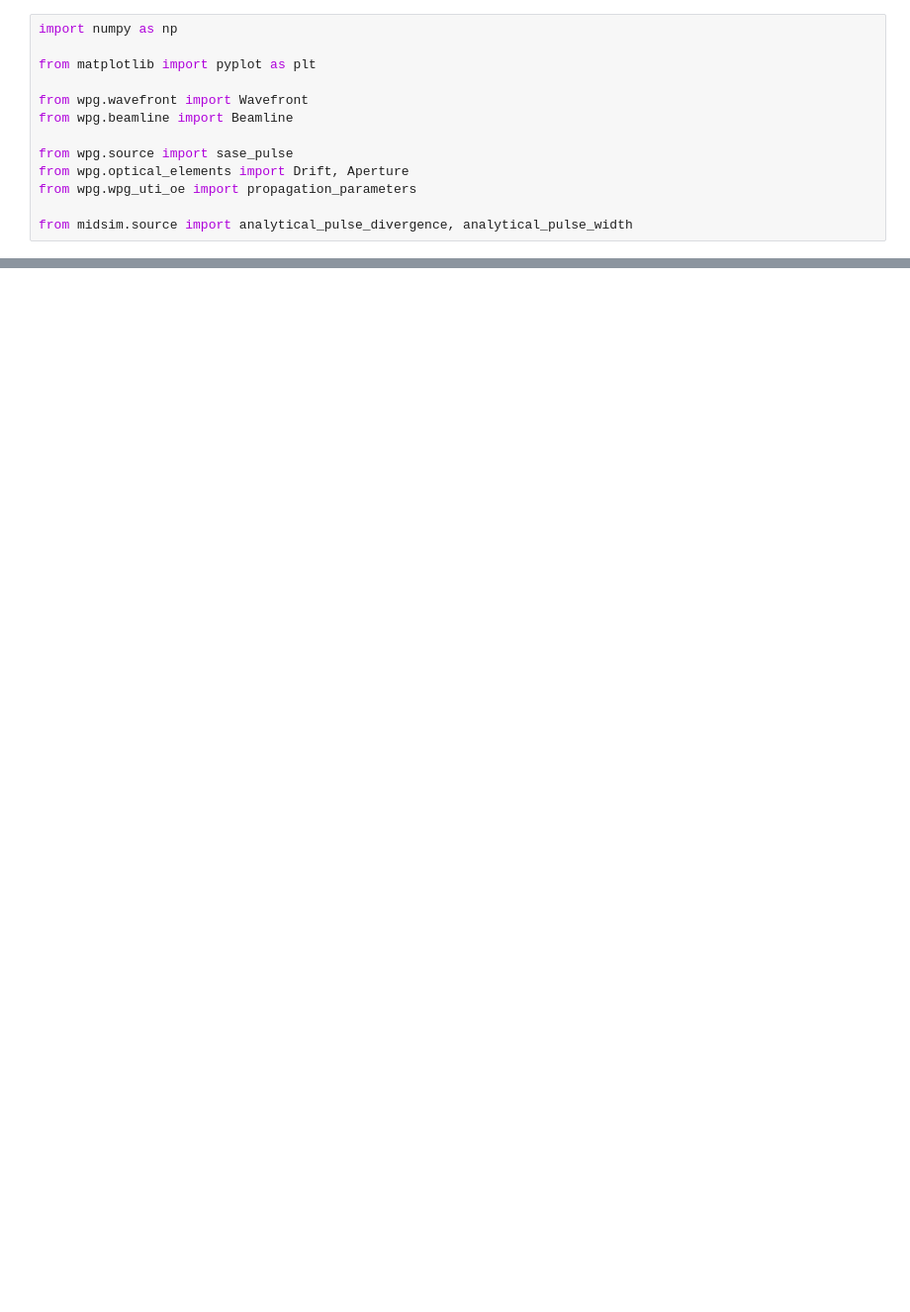
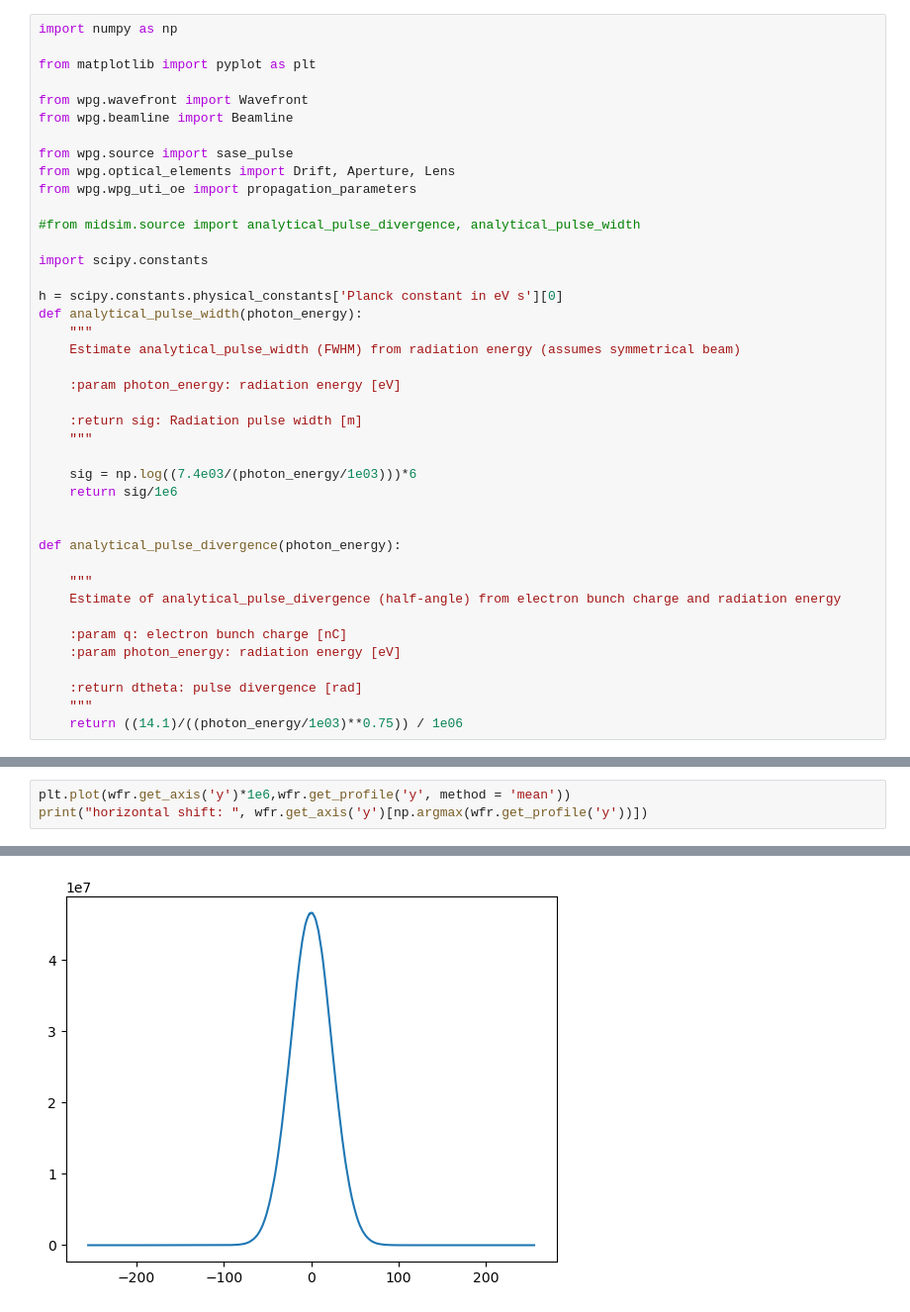
Before and after one commit to twguest/midsim, a Jupyter notebook: docs/source/notebooks/simple_beamline.ipynb, the cells around one changed output, grey strips where cells are left out. Shown at 99% size. Drawn from its saved outputs; the diff is of its cells as text; blank space fills up the shorter version.

```diff
--- a/docs/source/notebooks/simple_beamline.ipynb
+++ b/docs/source/notebooks/simple_beamline.ipynb
@@ -7,10 +7,38 @@ from wpg.wavefront import Wavefront
 from wpg.beamline import Beamline
 
 from wpg.source import sase_pulse
-from wpg.optical_elements import Drift, Aperture
+from wpg.optical_elements import Drift, Aperture, Lens
 from wpg.wpg_uti_oe import propagation_parameters
 
-from midsim.source import analytical_pulse_divergence, analytical_pulse_width
+#from midsim.source import analytical_pulse_divergence, analytical_pulse_width
+
+import scipy.constants
+
+h = scipy.constants.physical_constants['Planck constant in eV s'][0]
+def analytical_pulse_width(photon_energy):
+    """
+    Estimate analytical_pulse_width (FWHM) from radiation energy (assumes symmetrical beam)
+
+    :param photon_energy: radiation energy [eV]
+
+    :return sig: Radiation pulse width [m]
+    """
+
+    sig = np.log((7.4e03/(photon_energy/1e03)))*6
+    return sig/1e6
+
+
+def analytical_pulse_divergence(photon_energy):
+
+    """
+    Estimate of analytical_pulse_divergence (half-angle) from electron bunch charge and radiation energy
+
+    :param q: electron bunch charge [nC]
+    :param photon_energy: radiation energy [eV]
+
+    :return dtheta: pulse divergence [rad]
+    """
+    return ((14.1)/((photon_energy/1e03)**0.75)) / 1e06
 # %%
 from matplotlib.colors import LogNorm, Normalize
 
@@ -88,0 +145,4 @@ plot_wfr(wfr, logscale = False)
+# %%
+plt.plot(wfr.get_axis('y')*1e6,wfr.get_profile('y', method = 'mean'))
+print("horizontal shift: ", wfr.get_axis('y')[np.argmax(wfr.get_profile('y'))])
+# %% [output]
@@ -88,0 +150 @@ plot_wfr(wfr, logscale = False)
+[figure, added]
```
Also changed, not shown: parts of 4 cells of this notebook, 2 other files.
